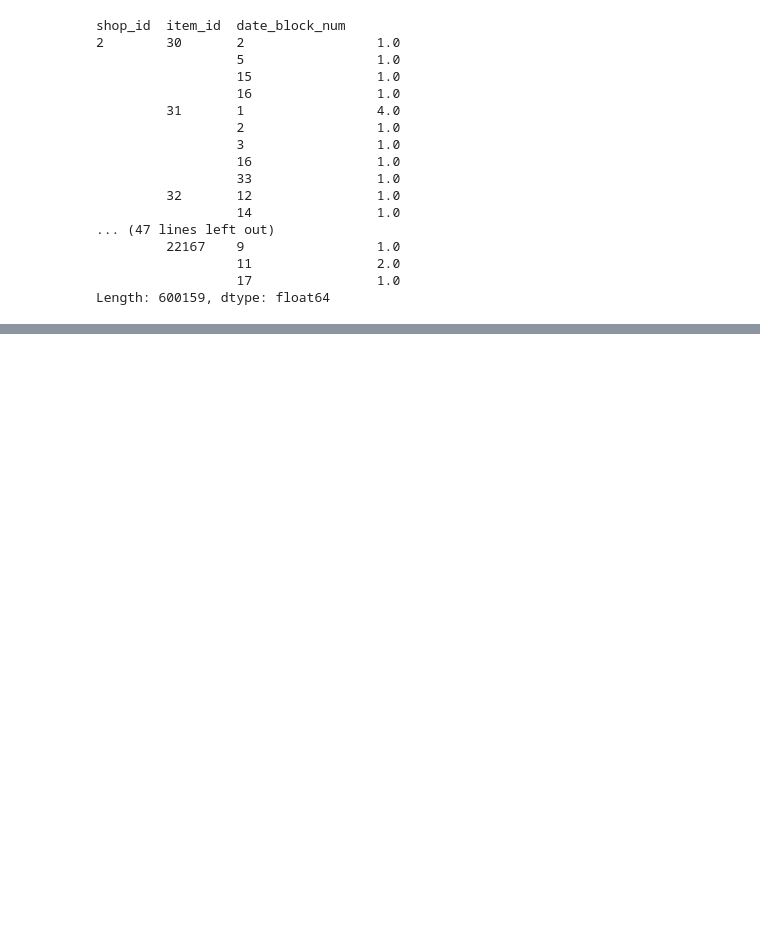
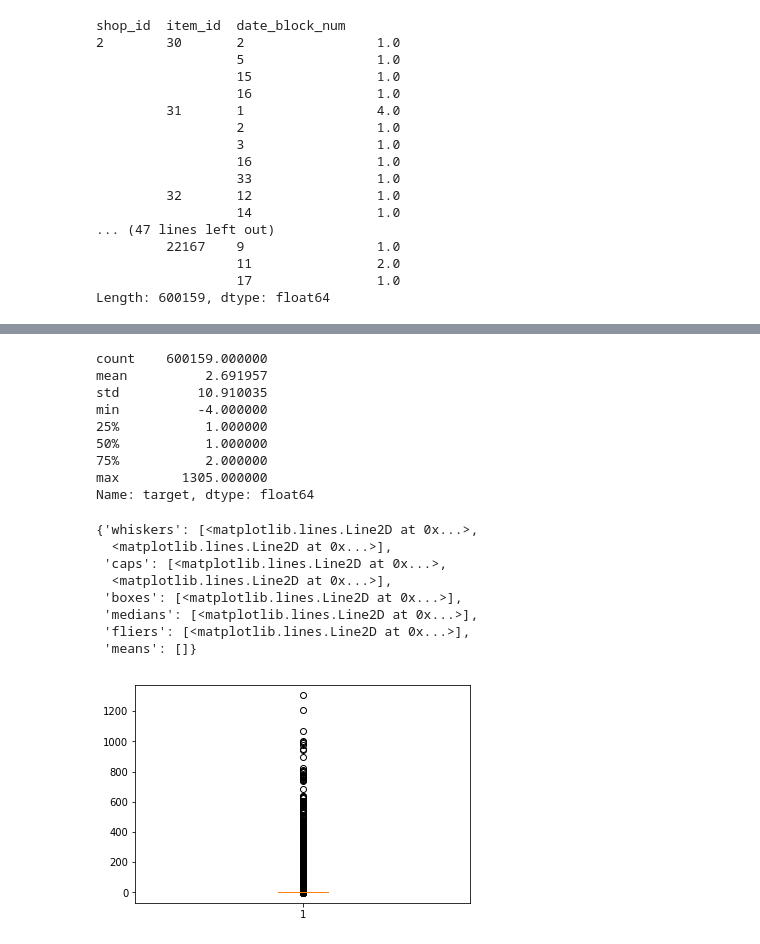
Before and after one commit to justinthe/kaggle_predict_future_sales, a Jupyter notebook: notebook/predict_future_sales_model.ipynb, the cells around one changed output, grey strips where cells are left out. Saved outputs shown, nothing was run; the diff lists cells and outputs as text; code cells hidden in the pictures; blank space fills up the shorter version.

Commit message:
Continued on model: Lagged features and mean enconding

```diff
--- a/notebook/predict_future_sales_model.ipynb
+++ b/notebook/predict_future_sales_model.ipynb
@@ -230,6 +231,8 @@ shop_id  item_id  date_block_num
                   17                1.0
 Length: 600159, dtype: float64
 # %%
-group.dtype
-#all_data = pd.merge(all_data, group, how='left', on=index_cols)
+print(group.dtype)
+print(index_cols)
+#all_data
+all_data = pd.merge(all_data, group.to_frame(), how='left', on=index_cols)
 # %% [output]
@@ -236,0 +241,3 @@ dtype('float64')
+# %%
+# Somehow column rename didn' work in prev cell
+all_data.rename(columns={0: 'target'}, inplace=True)
@@ -236,0 +265,25 @@ dtype('float64')
+# %%
+# Clip target range(0, 20) as test dataset is clipped in the same way
+#test
+print(all_data['target'].describe(include='all'))
+fig, ax = plt.subplots()
+ax.boxplot(all_data['target'].fillna(0))
+# %% [output]
+count    600159.000000
+mean          2.691957
+std          10.910035
+min          -4.000000
+25%           1.000000
+50%           1.000000
+75%           2.000000
+max        1305.000000
+Name: target, dtype: float64
+{'whiskers': [<matplotlib.lines.Line2D at 0x...>,
+  <matplotlib.lines.Line2D at 0x...>],
+ 'caps': [<matplotlib.lines.Line2D at 0x...>,
+  <matplotlib.lines.Line2D at 0x...>],
+ 'boxes': [<matplotlib.lines.Line2D at 0x...>],
+ 'medians': [<matplotlib.lines.Line2D at 0x...>],
+ 'fliers': [<matplotlib.lines.Line2D at 0x...>],
+ 'means': []}
+[figure, added]
```
Also changed, not shown: parts of 8 cells of this notebook.
